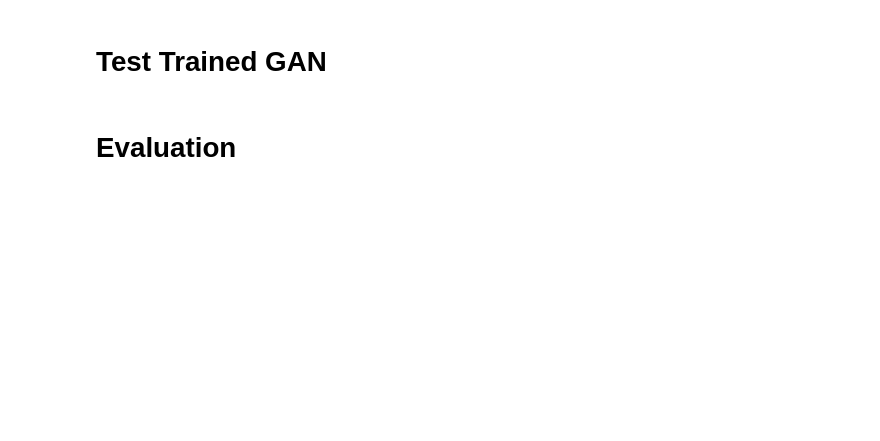
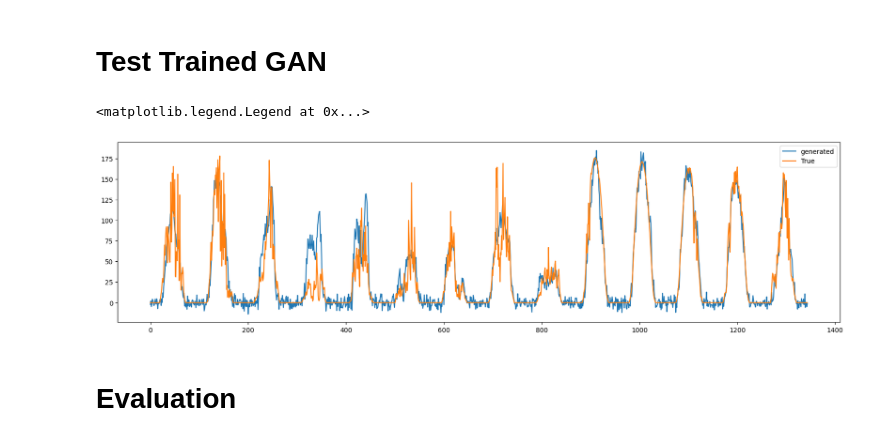
Before and after one commit to WillWang1113/Conditional_Wasserstein_GAN, a Jupyter notebook: test.ipynb, the cells around one changed output. Saved outputs shown, nothing was run; the diff lists cells and outputs as text; code cells hidden in the pictures; blank space fills up the shorter version.

```diff
--- a/test.ipynb
+++ b/test.ipynb
@@ -131,46 +161,63 @@ scale(pv_train, None, pv_test)
 # %%
 import torch
 import pickle
 import numpy as np
 import matplotlib.pyplot as plt
 from sklearn.preprocessing import StandardScaler
 
-mydata = pickle.load(open('loggings/data_preprocess.pkl', 'rb'))
-# scaler = mydata["scaler"]
+power_type = "pv"
+mydata = pickle.load(open(f'loggings/{power_type}_preprocess.pkl', 'rb'))
+scaler = mydata["scaler"]
 test_ds = mydata["test_ds"]
-generator = torch.load("loggings/generator.pth")
+
+generator = torch.load(f"loggings/{power_type}_generator.pth")
 generator.eval()
 
-select = 51
-target = test_ds[select][:-2]
-cond = test_ds[select][-2:].reshape(1, -1)
-# target = torch.from_numpy(target).float().cuda()
-cond = torch.from_numpy(cond).float().cuda()
+final_results = []
+for i in range(len(test_ds)):
+    select = i
 
-num = 100
-dist = 99999999
-idx = 0
-record = []
-for i in range(num):
-    z = torch.normal(0, 1, [1, 96]).cuda()
+    # select = 50
+    target = test_ds[select][:-2]
+    cond = test_ds[select][-2:].reshape(1, -1)
+    # target = torch.from_numpy(target).float().cuda()
+    cond = torch.from_numpy(cond).float().cuda()
 
-    # print(z)
-    # break
-    y_hat = generator(z, cond)
-    y_hat = y_hat.detach().cpu().numpy().reshape(target.shape)
-    y_hat = y_hat.astype(float)
-    if np.linalg.norm(y_hat - target) < dist:
-        dist = np.linalg.norm(y_hat - target)
-        idx = i
-    record.append(y_hat)
-best_fit = record[idx]
-print(len(best_fit))
-plt.plot(range(96), target, label="target")
-plt.plot(range(96), best_fit, label="generated")
-plt.legend()
+    num = 1000
+    dist = 99999999
+    idx = 0
+    record = []
+    for i in range(num):
+        z = torch.normal(0, 1, [1, 96]).cuda()
+
+        # print(z)
+        # break
+        y_hat = generator(z, cond)
+        y_hat = y_hat.detach().cpu().numpy().reshape(target.shape)
+        y_hat = y_hat.astype(float)
+        if np.linalg.norm(y_hat - target) < dist:
+            dist = np.linalg.norm(y_hat - target)
+            idx = i
+        record.append(y_hat)
+    best_fit = record[idx]
+    final_results.append(best_fit)
+final_results = np.concatenate(final_results, axis=0) * scaler
+
+start = 100
+plot_len = 96 * 14
+end = start + plot_len
+fig, ax = plt.subplots(figsize=[20, 5])
+ax.plot(range(plot_len), final_results[start:end], label="generated")
+ax.plot(range(plot_len), test_ds[:, :-2].flatten()[start:end] * scaler, label="True")
+ax.legend()
+# print(len(best_fit))
+# plt.plot(range(96), target, label="True")
+# plt.plot(range(96), best_fit, label="generated")
+# plt.legend()
 # plt.savefig("loggings/pv_gen.png")
-
-# print(y_hat)
+# %% [output]
+<matplotlib.legend.Legend at 0x...>
+[figure, added]
 # %% [markdown]
 # Evaluation
 # %%
```
Also changed, not shown: parts of 9 cells of this notebook, 12 other files.
